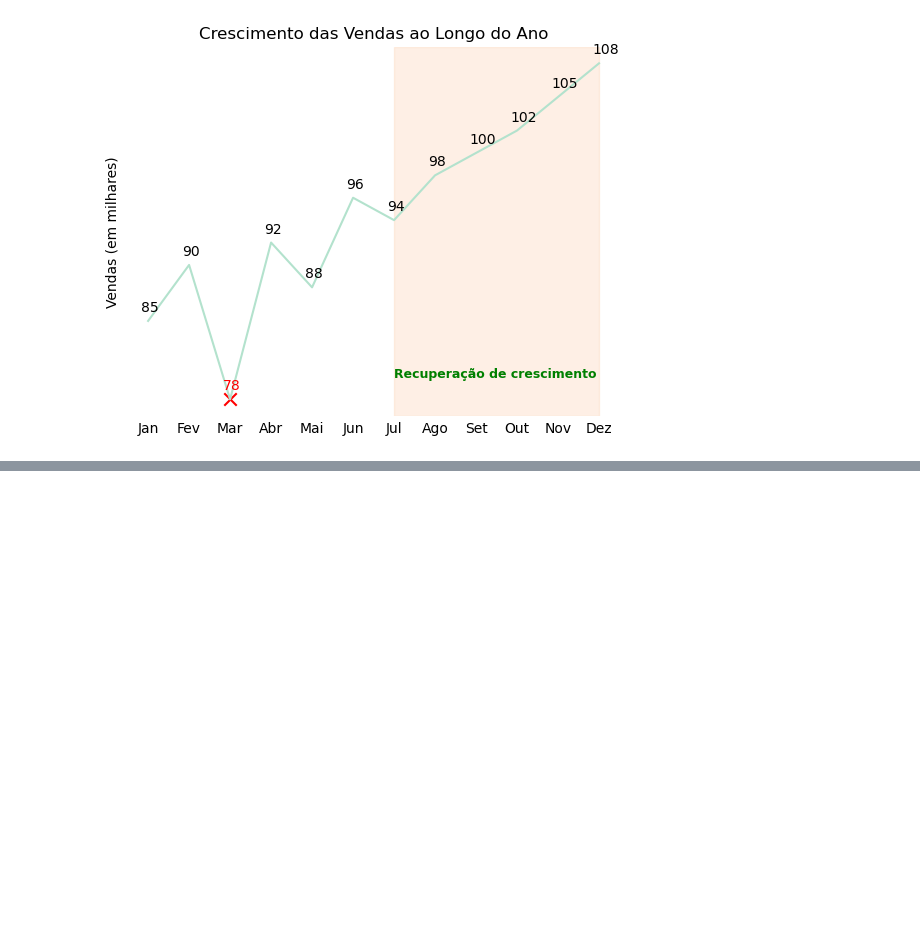
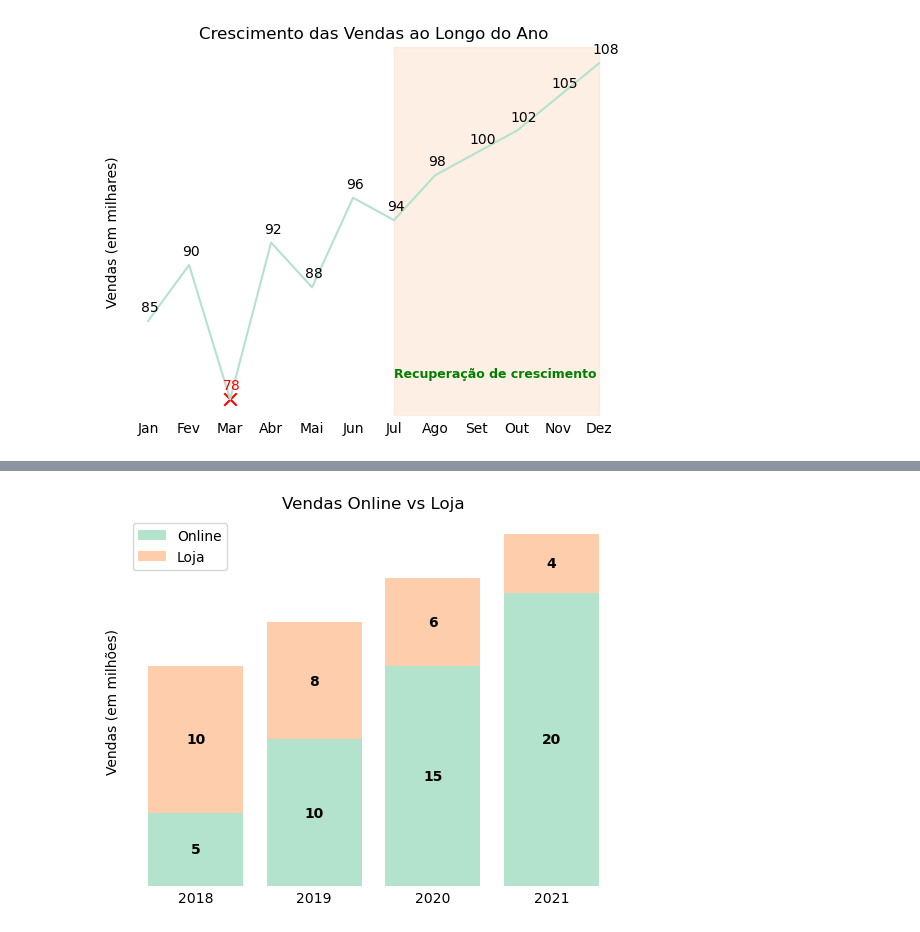
Before and after one commit to kiwsley/ciencia_de_dados, a Jupyter notebook: matplotlib_Searborn/personalizacao_grafico_linha.ipynb, the cells around one changed output, grey strips where cells are left out. Cells and saved outputs as stored; diff of their text form; code cells hidden in the pictures; blank space fills up the shorter version.

```diff
--- a/matplotlib_Searborn/personalizacao_grafico_linha.ipynb
+++ b/matplotlib_Searborn/personalizacao_grafico_linha.ipynb
@@ -73,0 +136,32 @@ plt.show()
+# %%
+import matplotlib.pyplot as plt
+from cycler import cycler
+
+anos = [2018, 2019, 2020, 2021]
+vendas_online = [5, 10, 15, 20]
+vendas_loja = [10, 8, 6, 4]
+
+fig, ax = plt.subplots()
+
+# rc = runtime configuration (configuração quando executa)
+cores = plt.get_cmap('Pastel2').colors
+ciclo_cores = cycler('color', cores)
+plt.rc('axes', prop_cycle=ciclo_cores)
+
+barra_online = ax.bar(anos, vendas_online, label='Online')
+barra_loja = ax.bar(anos, vendas_loja, bottom=vendas_online, label='Loja')
+ax.bar_label(barra_online, labels=vendas_online, fontsize=10, fontweight='bold', label_type='center')
+ax.bar_label(barra_loja, labels=vendas_loja, fontsize=10, fontweight='bold', label_type='center')
+
+# forçar os anos a serem exibidos como inteiros
+ax.set_xticks(ticks=anos)
+ax.set_yticks([])
+ax.tick_params(axis='x', length=0)
+ax.set_frame_on(False)
+
+ax.set_ylabel('Vendas (em milhões)')
+ax.set_title('Vendas Online vs Loja')
+ax.legend()
+plt.show()
+# %% [output]
+[figure, added]
```
Also changed, not shown: parts of 2 cells of this notebook, 2 other files.
